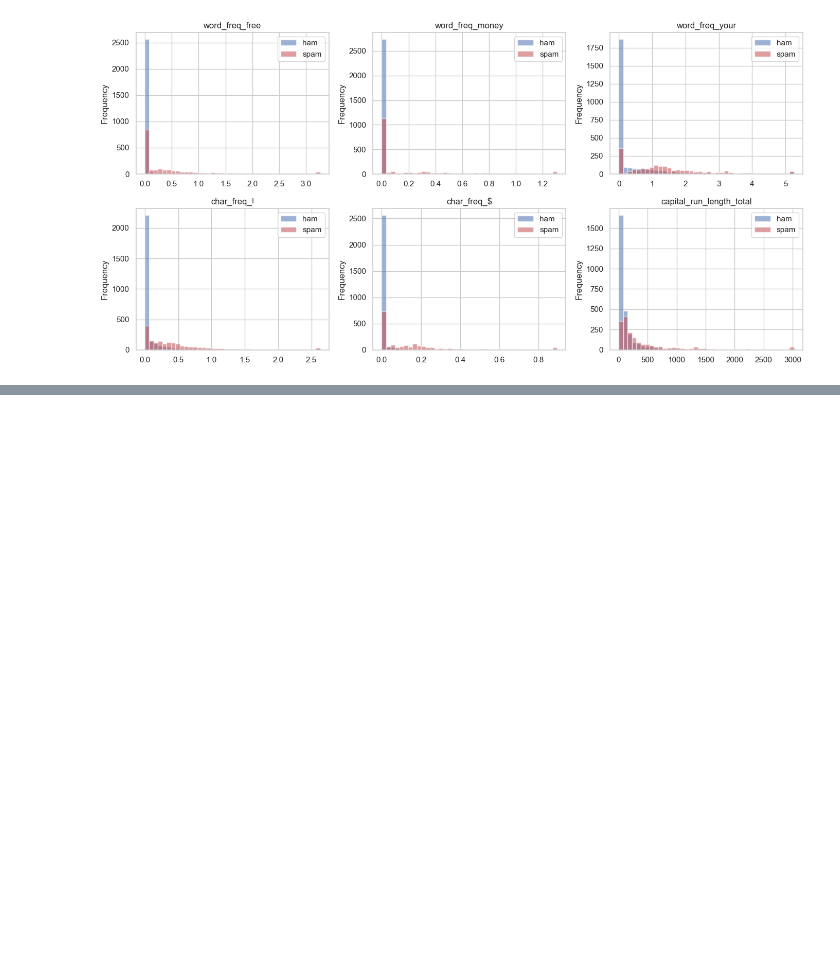
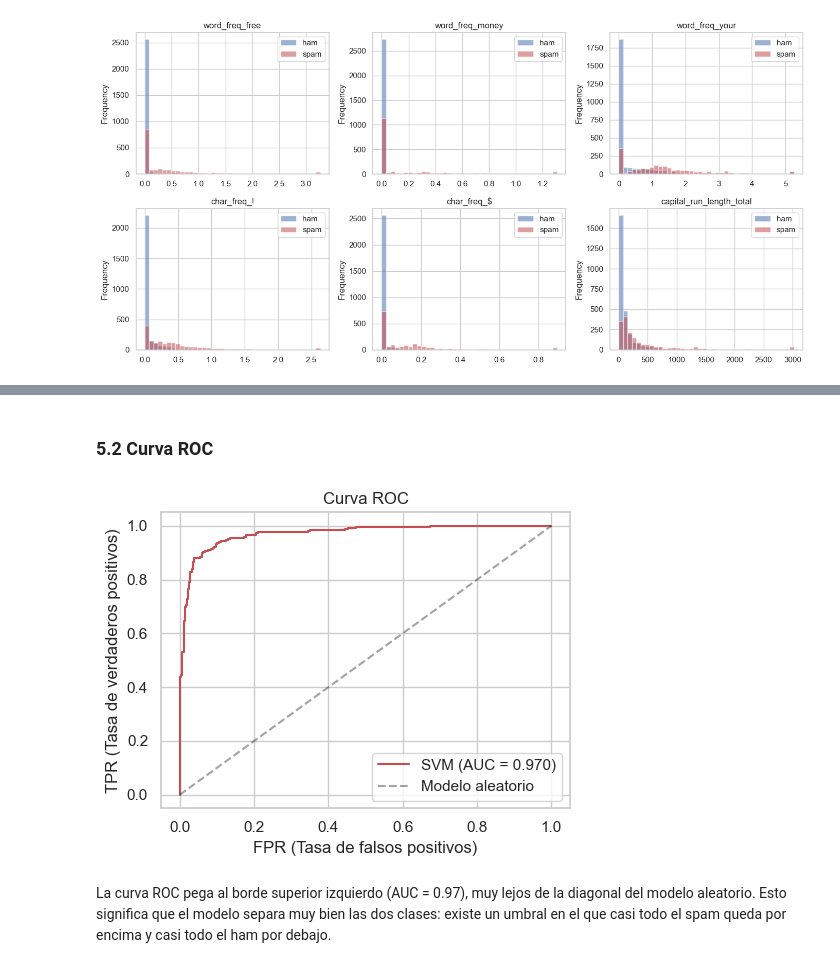
Before and after one commit to JuanFelipe017/machine-learning-proyecto, a Jupyter notebook: notebooks/01_training.ipynb, the cells around one changed output, grey strips where cells are left out. Drawn from its saved outputs; the diff is of its cells as text; code cells hidden in the pictures; blank space fills up the shorter version.

```diff
--- a/notebooks/01_training.ipynb
+++ b/notebooks/01_training.ipynb
@@ -292,0 +400,19 @@ HAM  ejemplo -> {'label': 0, 'label_name': 'ham', 'decision_score': -0.856128079
+# %% [markdown]
+### 5.2 Curva ROC
+# %%
+fpr, tpr, _ = roc_curve(y_test, y_score)
+plt.figure(figsize=(5, 4))
+plt.plot(fpr, tpr, color='#c44e52',
+         label=f'SVM (AUC = {roc_auc_score(y_test, y_score):.3f})')
+plt.plot([0, 1], [0, 1], 'k--', alpha=0.4, label='Modelo aleatorio')
+plt.xlabel('FPR (Tasa de falsos positivos)')
+plt.ylabel('TPR (Tasa de verdaderos positivos)')
+plt.title('Curva ROC')
+plt.legend(); plt.tight_layout(); plt.show()
+# %% [output]
+[figure, added]
+# %% [markdown]
+La curva ROC pega al borde superior izquierdo (AUC = 0.97), muy lejos de la
+diagonal del modelo aleatorio. Esto significa que el modelo separa muy bien las
+dos clases: existe un umbral en el que casi todo el spam queda por encima y casi
+todo el ham por debajo.
```
Also changed, not shown: parts of 57 cells of this notebook, 2 other files.
